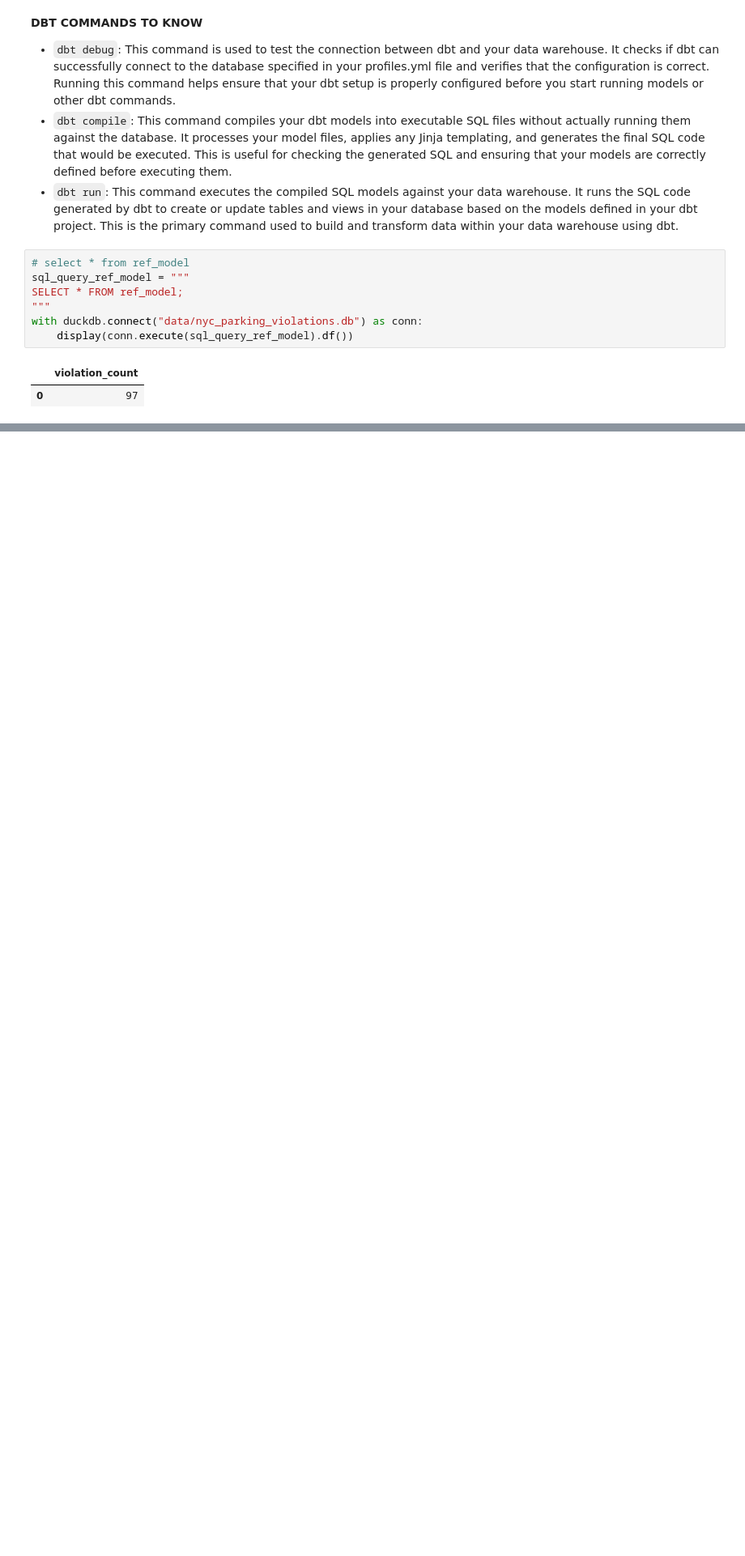
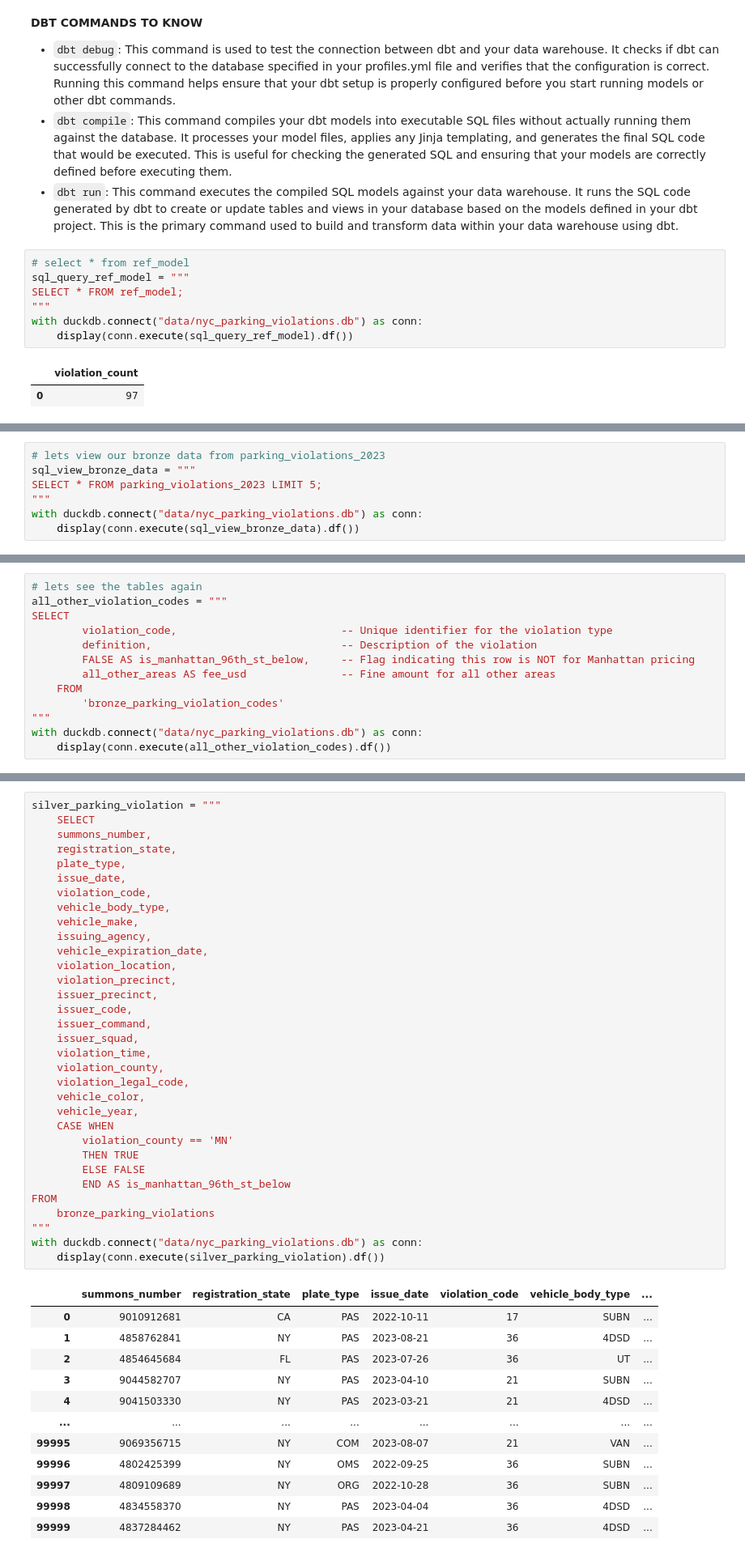
Before and after one commit to kisyular/dbt-intro, a Jupyter notebook: run_sql_query.ipynb, the cells around one changed output, grey strips where cells are left out. Shown at 81% size. Cells and saved outputs as stored; diff of their text form; blank space fills up the shorter version.

```diff
--- a/run_sql_query.ipynb
+++ b/run_sql_query.ipynb
@@ -150,0 +168,7 @@ with duckdb.connect("data/nyc_parking_violations.db") as conn:
+# %%
+# lets view our bronze data from parking_violations_2023
+sql_view_bronze_data = """
+SELECT * FROM parking_violations_2023 LIMIT 5;
+"""
+with duckdb.connect("data/nyc_parking_violations.db") as conn:
+    display(conn.execute(sql_view_bronze_data).df())
@@ -150,0 +210,13 @@ with duckdb.connect("data/nyc_parking_violations.db") as conn:
+# %%
+# lets see the tables again
+all_other_violation_codes = """
+SELECT
+        violation_code,                          -- Unique identifier for the violation type
+        definition,                              -- Description of the violation
+        FALSE AS is_manhattan_96th_st_below,     -- Flag indicating this row is NOT for Manhattan pricing
+        all_other_areas AS fee_usd               -- Fine amount for all other areas
+    FROM
+        'bronze_parking_violation_codes'
+"""
+with duckdb.connect("data/nyc_parking_violations.db") as conn:
+    display(conn.execute(all_other_violation_codes).df())
@@ -150,0 +279,46 @@ with duckdb.connect("data/nyc_parking_violations.db") as conn:
+# %%
+silver_parking_violation = """
+    SELECT
+    summons_number,
+    registration_state,
+    plate_type,
+    issue_date,
+    violation_code,
+    vehicle_body_type,
+    vehicle_make,
+    issuing_agency,
+    vehicle_expiration_date,
+    violation_location,
+    violation_precinct,
+    issuer_precinct,
+    issuer_code,
+    issuer_command,
+    issuer_squad,
+    violation_time,
+    violation_county,
+    violation_legal_code,
+    vehicle_color,
+    vehicle_year,
+    CASE WHEN
+        violation_county == 'MN'
+        THEN TRUE
+        ELSE FALSE
+        END AS is_manhattan_96th_st_below
+FROM
+    bronze_parking_violations
+"""
+with duckdb.connect("data/nyc_parking_violations.db") as conn:
+    display(conn.execute(silver_parking_violation).df())
+# %% [output]
+|  | summons_number | registration_state | plate_type | issue_date | violation_code | vehicle_body_type | ... |
+| 0 | 9010912681 | CA | PAS | 2022-10-11 | 17 | SUBN | ... |
+| 1 | 4858762841 | NY | PAS | 2023-08-21 | 36 | 4DSD | ... |
+| 2 | 4854645684 | FL | PAS | 2023-07-26 | 36 | UT | ... |
+| 3 | 9044582707 | NY | PAS | 2023-04-10 | 21 | SUBN | ... |
+| 4 | 9041503330 | NY | PAS | 2023-03-21 | 21 | 4DSD | ... |
+| ... | ... | ... | ... | ... | ... | ... | ... |
+| 99995 | 9069356715 | NY | COM | 2023-08-07 | 21 | VAN | ... |
+| 99996 | 4802425399 | NY | OMS | 2022-09-25 | 36 | SUBN | ... |
+| 99997 | 4809109689 | NY | ORG | 2022-10-28 | 36 | SUBN | ... |
+| 99998 | 4834558370 | NY | PAS | 2023-04-04 | 36 | 4DSD | ... |
+| 99999 | 4837284462 | NY | PAS | 2023-04-21 | 36 | 4DSD | ... |
```
Also changed, not shown: parts of 10 cells of this notebook, 5 other files.
